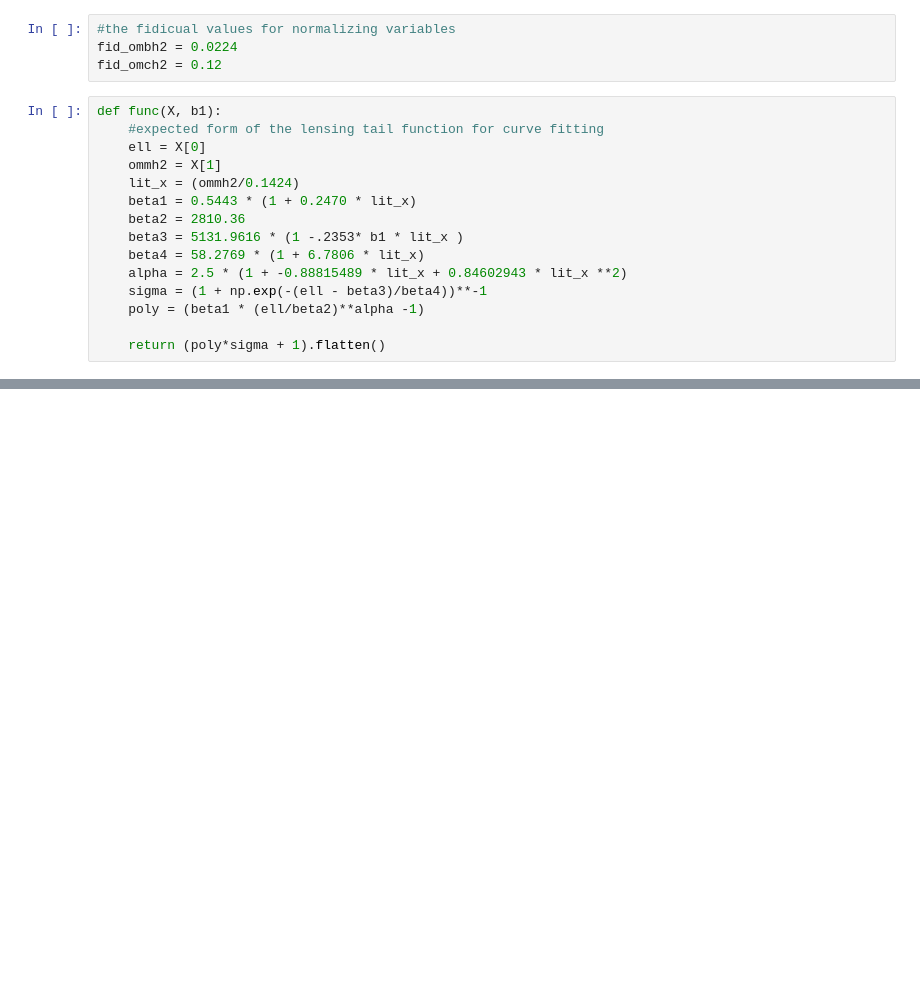
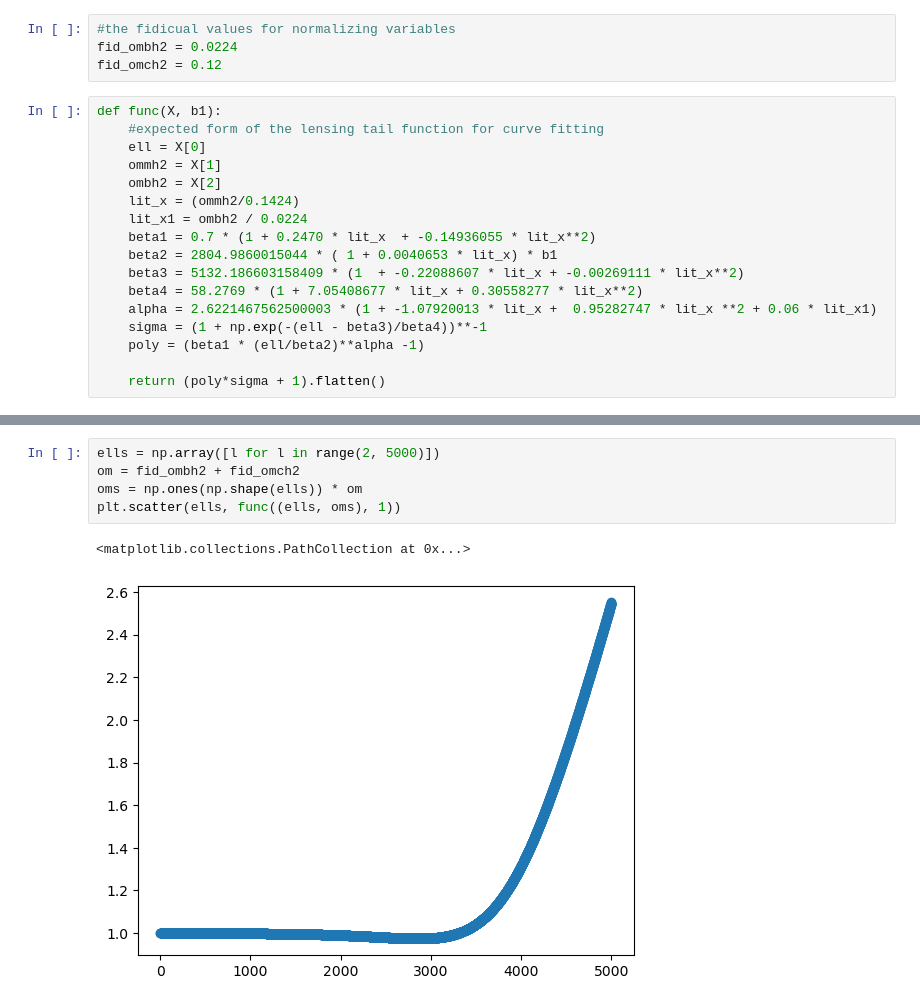
Before and after one commit to flapbat/cmb_lensing_tail, a Jupyter notebook: curve_fit.ipynb, the cells around one changed output, grey strips where cells are left out. Drawn from its saved outputs; the diff is of its cells as text; blank space fills up the shorter version.

```diff
--- a/curve_fit.ipynb
+++ b/curve_fit.ipynb
@@ -36,12 +36,14 @@ def func(X, b1):
     #expected form of the lensing tail function for curve fitting
     ell = X[0]
     ommh2 = X[1]
+    ombh2 = X[2]
     lit_x = (ommh2/0.1424)
-    beta1 = 0.5443 * (1 + 0.2470 * lit_x)
-    beta2 = 2810.36
-    beta3 = 5131.9616 * (1 -.2353* b1 * lit_x )
-    beta4 = 58.2769 * (1 + 6.7806 * lit_x)
-    alpha = 2.5 * (1 + -0.88815489 * lit_x + 0.84602943 * lit_x **2)
+    lit_x1 = ombh2 / 0.0224
+    beta1 = 0.7 * (1 + 0.2470 * lit_x  + -0.14936055 * lit_x**2)
+    beta2 = 2804.9860015044 * ( 1 + 0.0040653 * lit_x) * b1
+    beta3 = 5132.186603158409 * (1  + -0.22088607 * lit_x + -0.00269111 * lit_x**2)
+    beta4 = 58.2769 * (1 + 7.05408677 * lit_x + 0.30558277 * lit_x**2)
+    alpha = 2.6221467562500003 * (1 + -1.07920013 * lit_x +  0.95282747 * lit_x **2 + 0.06 * lit_x1)
     sigma = (1 + np.exp(-(ell - beta3)/beta4))**-1
     poly = (beta1 * (ell/beta2)**alpha -1)
 
@@ -67,0 +73,8 @@ array([-0.34722361])
+# %%
+ells = np.array([l for l in range(2, 5000)])
+om = fid_ombh2 + fid_omch2
+oms = np.ones(np.shape(ells)) * om
+plt.scatter(ells, func((ells, oms), 1))
+# %% [output]
+<matplotlib.collections.PathCollection at 0x...>
+[figure, added]
```
Also changed, not shown: parts of 6 cells of this notebook, 5 other files.
